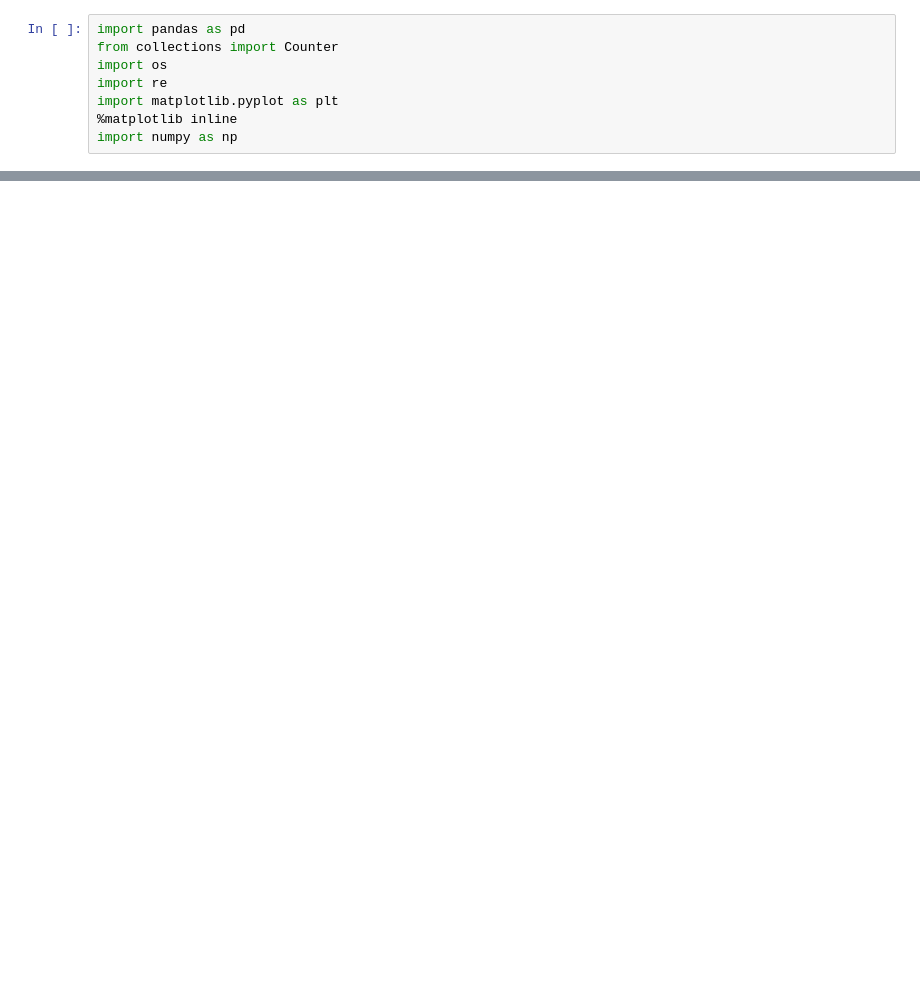
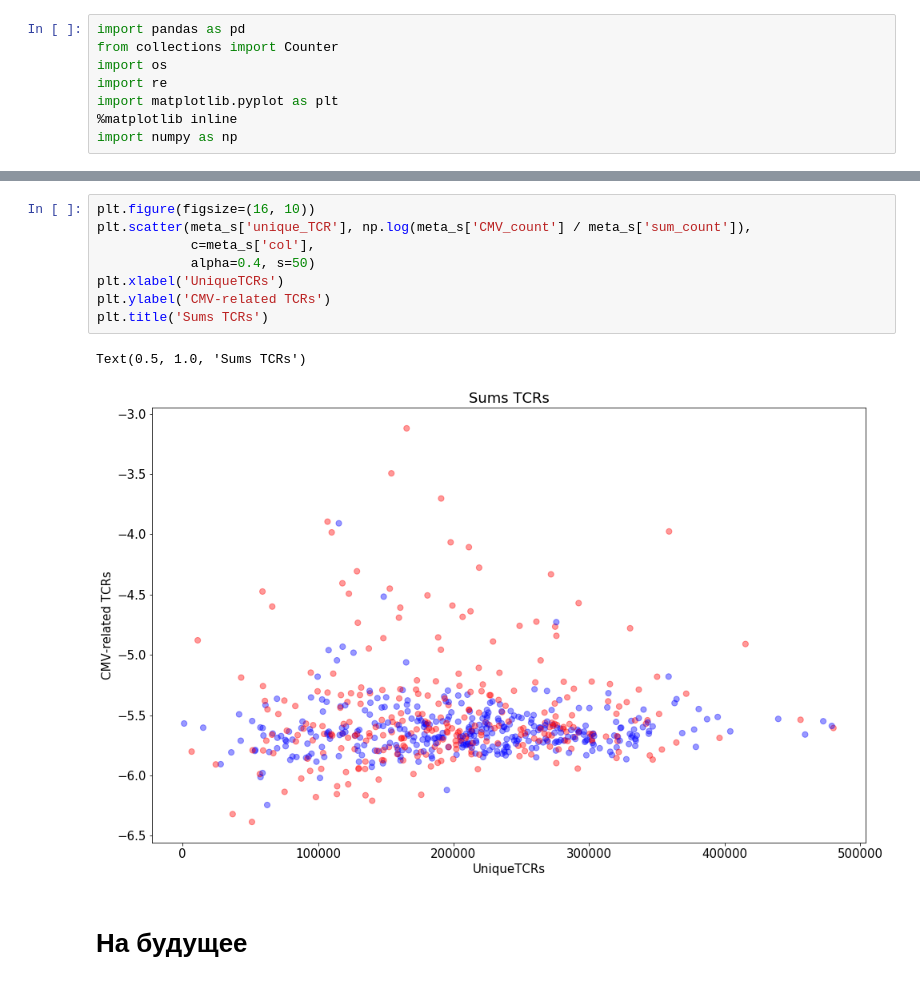
Before and after one commit to akseshina/CMV_project, a Jupyter notebook: vdjmatch_to_cmv_vdjdb/analyze_results.ipynb, the cells around one changed output, grey strips where cells are left out. Saved outputs shown, nothing was run; the diff lists cells and outputs as text; blank space fills up the shorter version.

```diff
--- a/vdjmatch_to_cmv_vdjdb/analyze_results.ipynb
+++ b/vdjmatch_to_cmv_vdjdb/analyze_results.ipynb
@@ -60,3 +114,16 @@ all_cdr3s
+# %%
+plt.figure(figsize=(16, 10))
+plt.scatter(meta_s['unique_TCR'], np.log(meta_s['CMV_count'] / meta_s['sum_count']),
+            c=meta_s['col'],
+            alpha=0.4, s=50)
+plt.xlabel('UniqueTCRs')
+plt.ylabel('CMV-related TCRs')
+plt.title('Sums TCRs')
+# %% [output]
+Text(0.5, 1.0, 'Sums TCRs')
+[figure, added]
+# %% [markdown]
+# На будущее
 # %%
 res = pd.merge(all_cdr3s, found_cdr3s, how='left',
                left_on=['count', 'frequency', 'CDR3nt', 'CDR3aa', 'V', 'D', 'J'],
```
Also changed, not shown: parts of 27 cells of this notebook.
